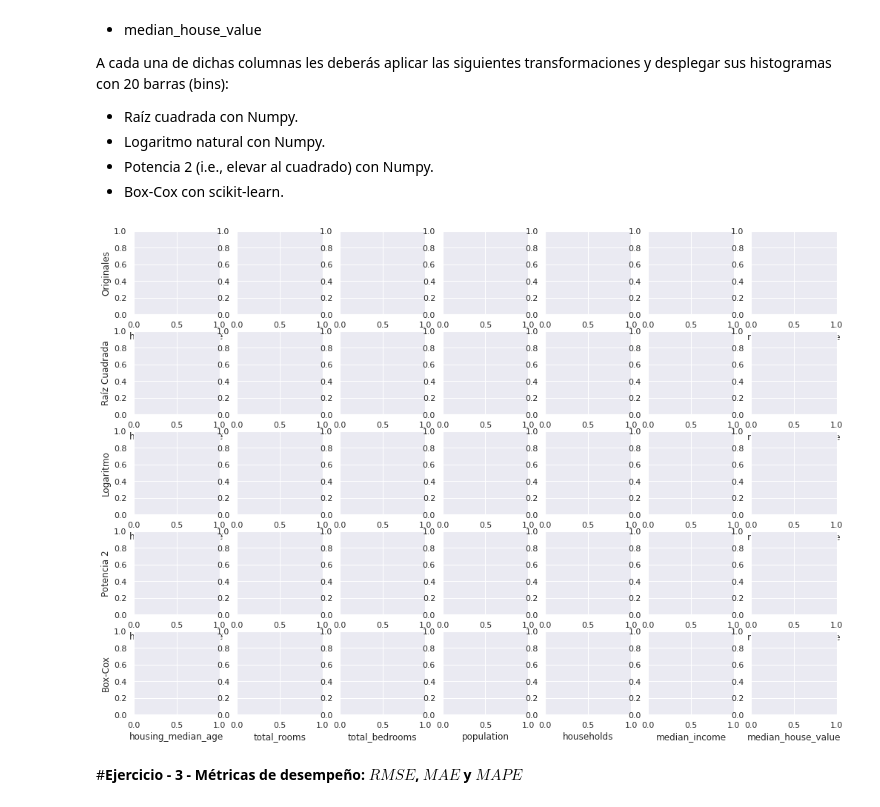
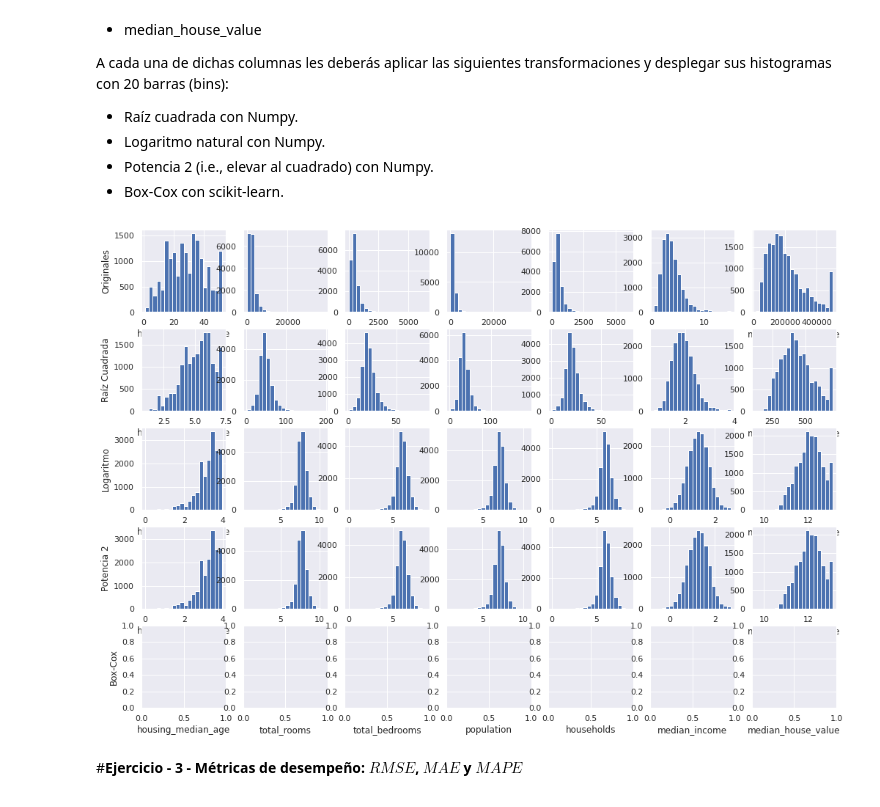
Before and after one commit to A01793546/MNA_IAyAA, a Jupyter notebook: MNA_IAyAA_semana_2_Actividad.ipynb, the cells around one changed output. Cells and saved outputs as stored; diff of their text form; code cells hidden in the pictures.

```diff
--- a/MNA_IAyAA_semana_2_Actividad.ipynb
+++ b/MNA_IAyAA_semana_2_Actividad.ipynb
@@ -125,14 +125,11 @@ for k in range(0,7):
     # Solamente deberás escribir tu código en las partes que dicen "None", sustituyendo este por tu código.
     # Deberás utilizar el dataframe "misdatos" con la lista que llamamos "variables_a_transformar" para
     # seleccionar los valores de cada una de las 7 variables que se irán transformando y graficando.
-
-
     # Datos originales ---------------------------------------------------------
     plt.subplot(5,7,k+1)
 
-    Transf0 = None          #  En esta línea se debe asignar a Transf0 los valores de cada variable "k" sin transformar.
-    None                    #  En este línea agrega el comando para obtener el histograma de Transf0 con 20 barras (bins).
-
+    Transf0 = misdatos[variables_a_transformar]          #  En esta línea se debe asignar a Transf0 los valores de cada variable "k" sin transformar.
+    plt.hist(Transf0[Transf0.columns[k]],bins=20)       #  En este línea agrega el comando para obtener el histograma de Transf0 con 20 barras (bins).
 
     plt.xlabel(variables_a_transformar[k])
     if k==0:
@@ -143,8 +140,8 @@ for k in range(0,7):
     # Datos transformados con raíz cuadrada ------------------------------------
     plt.subplot(5,7,k+8)
 
-    Transf1 = None          #  En esta línea se debe aplicar la raíz cuadrada a los valores de cada variable "k" sin transformar.
-    None                    #  En este línea agrega el comando para obtener el histograma de Transf1 con 20 barras (bins).
+    Transf1 = np.sqrt(Transf0)            #  En esta línea se debe aplicar la raíz cuadrada a los valores de cada variable "k" sin transformar.
+    plt.hist(Transf1[Transf1.columns[k]],bins=20)                       #  En este línea agrega el comando para obtener el histograma de Transf1 con 20 barras (bins).
 
 
     plt.xlabel(variables_a_transformar[k])
@@ -156,8 +153,8 @@ for k in range(0,7):
     # Datos transformados con logaritmo natural --------------------------------
     plt.subplot(5,7,k+15)
 
-    Transf2 = None          #  En esta línea se debe aplicar el logaritmo natural a los valores de cada variable "k" sin transformar.
-    None                    #  En este línea agrega el comando para obtener el histograma de Transf2 con 20 barras (bins).
+    Transf2 = np.log(Transf0)          #  En esta línea se debe aplicar el logaritmo natural a los valores de cada variable "k" sin transformar.
+    plt.hist(Transf2[Transf2.columns[k]],bins=20)                    #  En este línea agrega el comando para obtener el histograma de Transf2 con 20 barras (bins).
 
 
     plt.xlabel(variables_a_transformar[k])
@@ -167,36 +164,36 @@ for k in range(0,7):
 
 
     # Datos transformados con la potencia de 2 ---------------------------------
     plt.subplot(5,7,k+22)
 
-    Transf3 = None          #  En esta línea debes elevar al cuadrado los valores de cada variable "k" sin transformar.
-    None                    #  En este línea agrega el comando para obtener el histograma de Transf3 con 20 barras (bins).
+    Transf3 = np.power(Transf0,2)          #  En esta línea debes elevar al cuadrado los valores de cada variable "k" sin transformar.
+    plt.hist(Transf2[Transf2.columns[k]],bins=20)                    #  En este línea agrega el comando para obtener el histograma de Transf3 con 20 barras (bins).
 
 
     plt.xlabel(variables_a_transformar[k])
     if k==0:
       plt.ylabel('Potencia 2')
 
 
     # Datos transformados con Box-Cox ------------------------------------------
     plt.subplot(5,7,k+29)
 
     Transf4 = None          #  En esta línea se debe aplicar la transformación Box-Cox a los valores de cada variable "k" sin transformar.
     None                    #  En este línea agrega el comando para obtener el histograma de Transf4 con 20 barras (bins).
 
 
     plt.xlabel(variables_a_transformar[k])
     if k==0:
       plt.ylabel('Box-Cox')
 
     # TERMINA LA SECCIÓN PARA AGREGAR CÓDIGO.
     ################################################################################################################
 
 
 
 plt.show()
 # %% [output]
-[figure, old version]
+[figure, new version]
 # %% [markdown]
 #**Ejercicio - 3 - Métricas de desempeño: $RMSE$, $MAE$ y $MAPE$**
 # %% [markdown]
```
